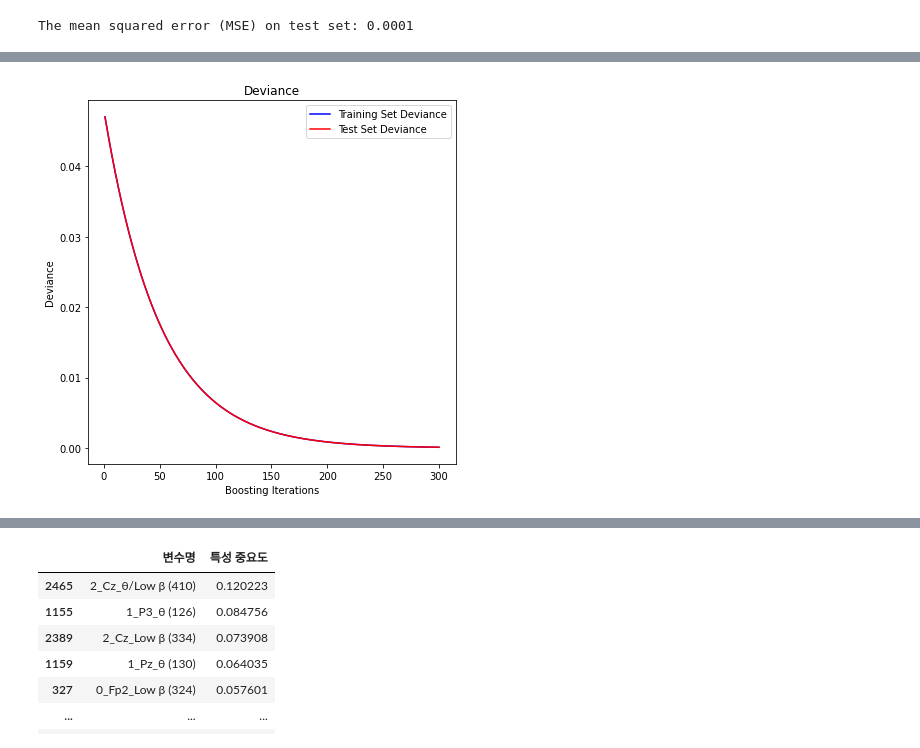
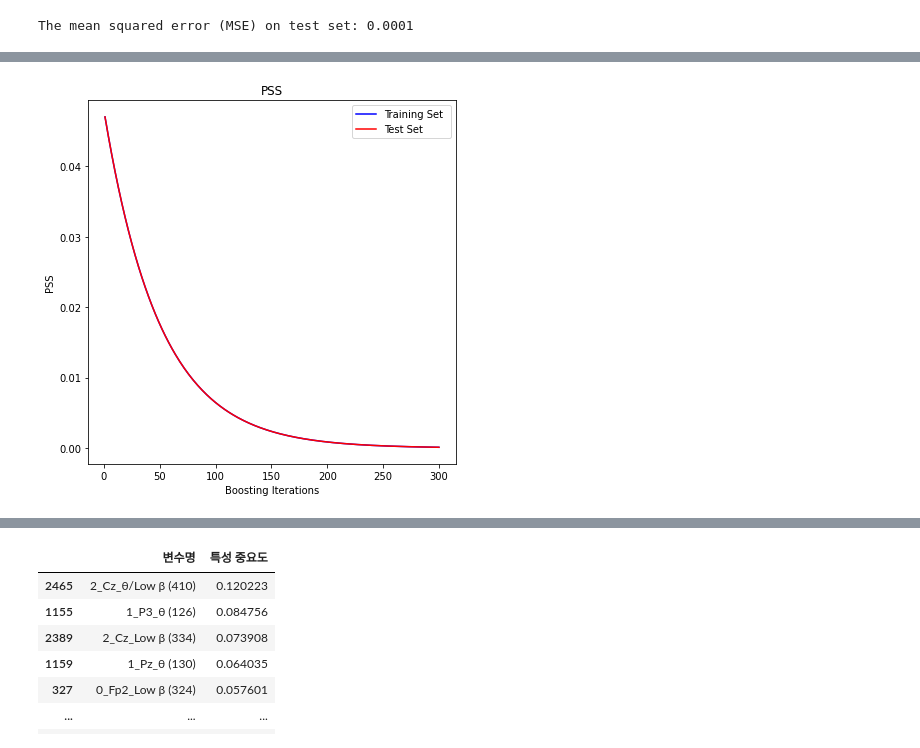
Before and after one commit to hanbuck30/Regression-about-neural-Data, a Jupyter notebook: svm_regre.ipynb, the cells around one changed output, grey strips where cells are left out. Saved outputs shown, nothing was run; the diff lists cells and outputs as text; code cells hidden in the pictures.

```diff
--- a/svm_regre.ipynb
+++ b/svm_regre.ipynb
@@ -174,25 +174,25 @@ y_pred_ensemble : [0.44595451 0.45451685 0.48734923 0.45009398 0.44043521 0.4997
 # %%
 test_score = np.zeros((300,), dtype=np.float64)
 for i, y_pred in enumerate(gbrt_y.staged_predict(x_train)):
     test_score[i] = mean_squared_error(y, y_pred)
 
 fig = plt.figure(figsize=(6, 6))
 plt.subplot(1, 1, 1)
-plt.title("Deviance")
+plt.title("PSS")
 plt.plot(
     np.arange(300) + 1,
     gbrt_y.train_score_,
     "b-",
-    label="Training Set Deviance",
+    label="Training Set ",
 )
 plt.plot(
-    np.arange(300) + 1, test_score, "r-", label="Test Set Deviance"
+    np.arange(300) + 1, test_score, "r-", label="Test Set"
 )
 plt.legend(loc="upper right")
 plt.xlabel("Boosting Iterations")
-plt.ylabel("Deviance")
+plt.ylabel("PSS")
 fig.tight_layout()
 plt.show()
 # %% [output]
-[figure, old version]
+[figure, new version]
 # %%
```
Also changed, not shown: parts of 24 cells of this notebook.
